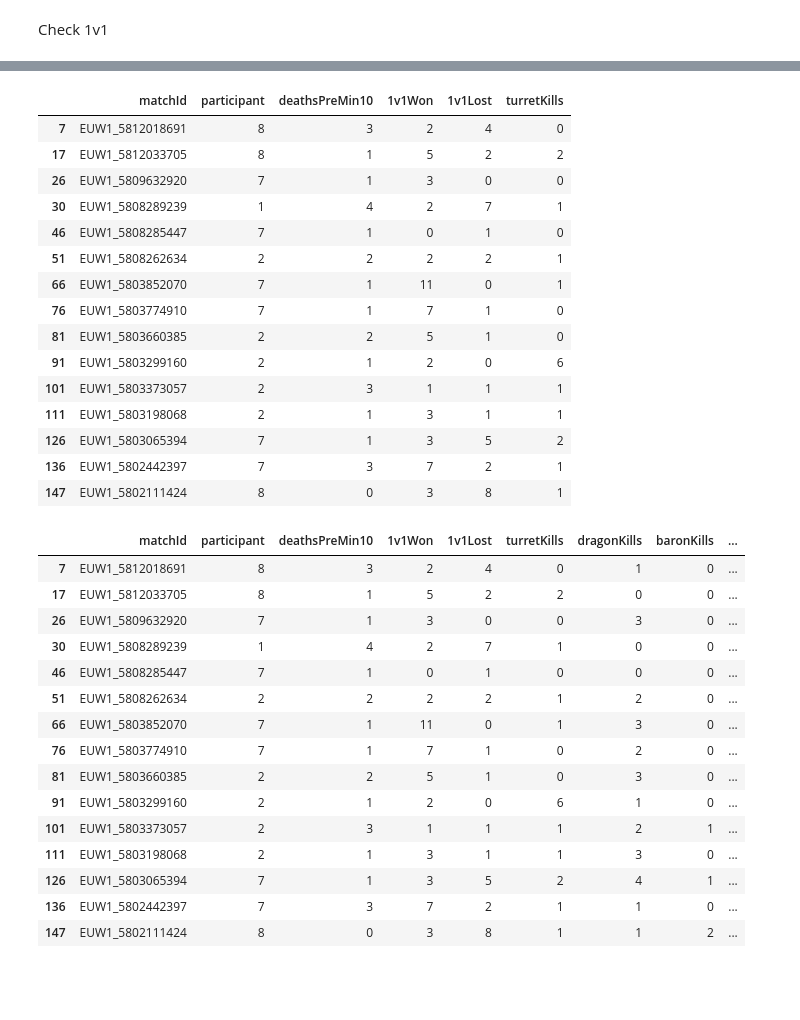
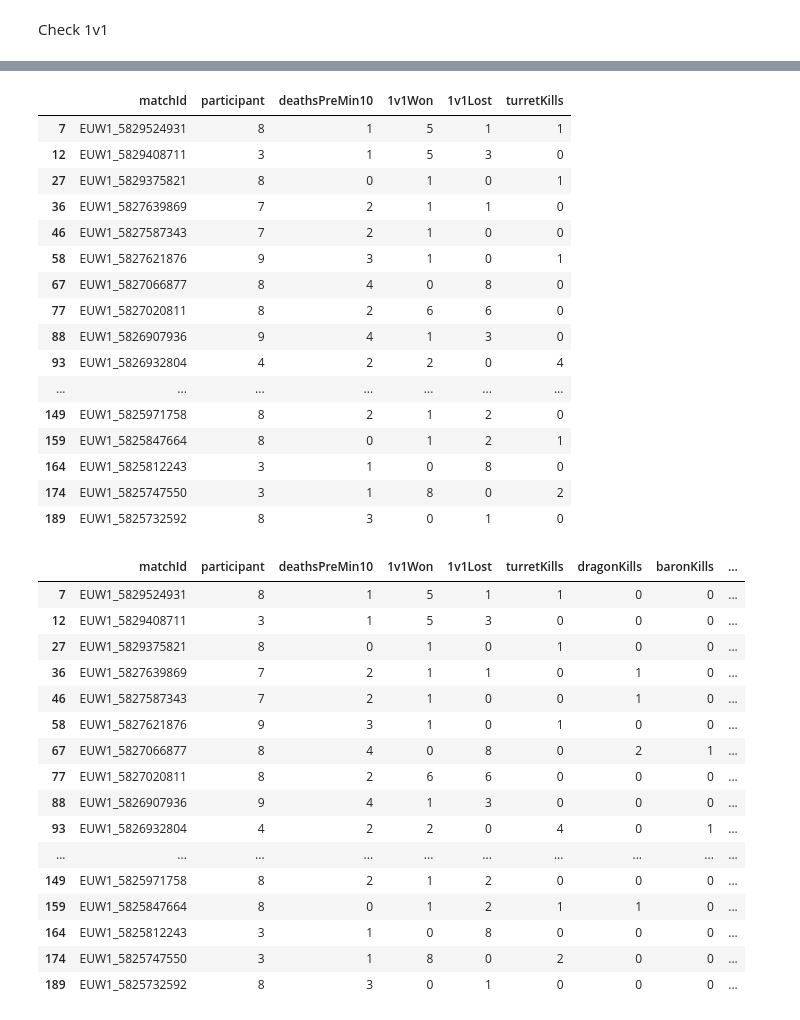
Before and after one commit to raz1x/Project_RiotAPI, a Jupyter notebook: riot.ipynb, the cells around one changed output, grey strips where cells are left out. Saved outputs shown, nothing was run; the diff lists cells and outputs as text; code cells hidden in the pictures; blank space fills up the shorter version.

```diff
--- a/riot.ipynb
+++ b/riot.ipynb
@@ -10,7 +10,7 @@ import pandas as pd
 import numpy as np
 
 # global variables
-api_key = 'RGAPI-330adb4f-c248-4289-94aa-4a032695ae97'
+api_key = 'RGAPI-c0f6b18c-8dcf-4d7f-abda-949a6534497b'
 watcher = LolWatcher(api_key)
 my_region = 'euw1'
 # %%
@@ -457,50 +459,49 @@ def countTurretKills(row, name):
     return len(kelodyEventsDf[(kelodyEventsDf["matchId"] == row["matchId"]) & (kelodyEventsDf["type"] == "BUILDING_KILL") & (kelodyEventsDf["killerName"] == name) & (kelodyEventsDf["1v1"] == False)])
 
 kelody["turretKills"] = kelody.apply(lambda row: countTurretKills(row, "Kelody"), axis=1)
-kelody
 # %% [output]
 |  | matchId | participant | deathsPreMin10 | 1v1Won | 1v1Lost | turretKills |
-| 7 | EUW1_5812018691 | 8 | 3 | 2 | 4 | 0 |
-| 17 | EUW1_5812033705 | 8 | 1 | 5 | 2 | 2 |
-| 26 | EUW1_5809632920 | 7 | 1 | 3 | 0 | 0 |
-| 30 | EUW1_5808289239 | 1 | 4 | 2 | 7 | 1 |
-| 46 | EUW1_5808285447 | 7 | 1 | 0 | 1 | 0 |
-| 51 | EUW1_5808262634 | 2 | 2 | 2 | 2 | 1 |
-| 66 | EUW1_5803852070 | 7 | 1 | 11 | 0 | 1 |
-| 76 | EUW1_5803774910 | 7 | 1 | 7 | 1 | 0 |
-| 81 | EUW1_5803660385 | 2 | 2 | 5 | 1 | 0 |
-| 91 | EUW1_5803299160 | 2 | 1 | 2 | 0 | 6 |
-| 101 | EUW1_5803373057 | 2 | 3 | 1 | 1 | 1 |
-| 111 | EUW1_5803198068 | 2 | 1 | 3 | 1 | 1 |
-| 126 | EUW1_5803065394 | 7 | 1 | 3 | 5 | 2 |
-| 136 | EUW1_5802442397 | 7 | 3 | 7 | 2 | 1 |
-| 147 | EUW1_5802111424 | 8 | 0 | 3 | 8 | 1 |
+| 7 | EUW1_5829524931 | 8 | 1 | 5 | 1 | 1 |
+| 12 | EUW1_5829408711 | 3 | 1 | 5 | 3 | 0 |
+| 27 | EUW1_5829375821 | 8 | 0 | 1 | 0 | 1 |
+| 36 | EUW1_5827639869 | 7 | 2 | 1 | 1 | 0 |
+| 46 | EUW1_5827587343 | 7 | 2 | 1 | 0 | 0 |
+| 58 | EUW1_5827621876 | 9 | 3 | 1 | 0 | 1 |
+| 67 | EUW1_5827066877 | 8 | 4 | 0 | 8 | 0 |
+| 77 | EUW1_5827020811 | 8 | 2 | 6 | 6 | 0 |
+| 88 | EUW1_5826907936 | 9 | 4 | 1 | 3 | 0 |
+| 93 | EUW1_5826932804 | 4 | 2 | 2 | 0 | 4 |
+| ... | ... | ... | ... | ... | ... | ... |
+| 149 | EUW1_5825971758 | 8 | 2 | 1 | 2 | 0 |
+| 159 | EUW1_5825847664 | 8 | 0 | 1 | 2 | 1 |
+| 164 | EUW1_5825812243 | 3 | 1 | 0 | 8 | 0 |
+| 174 | EUW1_5825747550 | 3 | 1 | 8 | 0 | 2 |
+| 189 | EUW1_5825732592 | 8 | 3 | 0 | 1 | 0 |
 # %%
 def counEliteMonsterKills(row, monsterName):
     return len(kelodyEventsDf[(kelodyEventsDf["matchId"] == row["matchId"]) & (kelodyEventsDf["type"] == "ELITE_MONSTER_KILL") & (kelodyEventsDf["monsterType"] == monsterName)])
 
 kelody["dragonKills"] = kelody.apply(lambda row: counEliteMonsterKills(row, "DRAGON"), axis=1)
 kelody["baronKills"] = kelody.apply(lambda row: counEliteMonsterKills(row, "BARON_NASHOR"), axis=1)
 kelody["heraldKills"] = kelody.apply(lambda row: counEliteMonsterKills(row, "RIFTHERALD"), axis=1)
-
-kelody
 # %% [output]
 |  | matchId | participant | deathsPreMin10 | 1v1Won | 1v1Lost | turretKills | dragonKills | baronKills | ... |
-| 7 | EUW1_5812018691 | 8 | 3 | 2 | 4 | 0 | 1 | 0 | ... |
-| 17 | EUW1_5812033705 | 8 | 1 | 5 | 2 | 2 | 0 | 0 | ... |
-| 26 | EUW1_5809632920 | 7 | 1 | 3 | 0 | 0 | 3 | 0 | ... |
-| 30 | EUW1_5808289239 | 1 | 4 | 2 | 7 | 1 | 0 | 0 | ... |
-| 46 | EUW1_5808285447 | 7 | 1 | 0 | 1 | 0 | 0 | 0 | ... |
-| 51 | EUW1_5808262634 | 2 | 2 | 2 | 2 | 1 | 2 | 0 | ... |
-| 66 | EUW1_5803852070 | 7 | 1 | 11 | 0 | 1 | 3 | 0 | ... |
-| 76 | EUW1_5803774910 | 7 | 1 | 7 | 1 | 0 | 2 | 0 | ... |
-| 81 | EUW1_5803660385 | 2 | 2 | 5 | 1 | 0 | 3 | 0 | ... |
-| 91 | EUW1_5803299160 | 2 | 1 | 2 | 0 | 6 | 1 | 0 | ... |
-| 101 | EUW1_5803373057 | 2 | 3 | 1 | 1 | 1 | 2 | 1 | ... |
-| 111 | EUW1_5803198068 | 2 | 1 | 3 | 1 | 1 | 3 | 0 | ... |
-| 126 | EUW1_5803065394 | 7 | 1 | 3 | 5 | 2 | 4 | 1 | ... |
-| 136 | EUW1_5802442397 | 7 | 3 | 7 | 2 | 1 | 1 | 0 | ... |
-| 147 | EUW1_5802111424 | 8 | 0 | 3 | 8 | 1 | 1 | 2 | ... |
+| 7 | EUW1_5829524931 | 8 | 1 | 5 | 1 | 1 | 0 | 0 | ... |
+| 12 | EUW1_5829408711 | 3 | 1 | 5 | 3 | 0 | 0 | 0 | ... |
+| 27 | EUW1_5829375821 | 8 | 0 | 1 | 0 | 1 | 0 | 0 | ... |
+| 36 | EUW1_5827639869 | 7 | 2 | 1 | 1 | 0 | 1 | 0 | ... |
+| 46 | EUW1_5827587343 | 7 | 2 | 1 | 0 | 0 | 1 | 0 | ... |
+| 58 | EUW1_5827621876 | 9 | 3 | 1 | 0 | 1 | 0 | 0 | ... |
+| 67 | EUW1_5827066877 | 8 | 4 | 0 | 8 | 0 | 2 | 1 | ... |
+| 77 | EUW1_5827020811 | 8 | 2 | 6 | 6 | 0 | 0 | 0 | ... |
+| 88 | EUW1_5826907936 | 9 | 4 | 1 | 3 | 0 | 0 | 0 | ... |
+| 93 | EUW1_5826932804 | 4 | 2 | 2 | 0 | 4 | 0 | 1 | ... |
+| ... | ... | ... | ... | ... | ... | ... | ... | ... | ... |
+| 149 | EUW1_5825971758 | 8 | 2 | 1 | 2 | 0 | 0 | 0 | ... |
+| 159 | EUW1_5825847664 | 8 | 0 | 1 | 2 | 1 | 1 | 0 | ... |
+| 164 | EUW1_5825812243 | 3 | 1 | 0 | 8 | 0 | 0 | 0 | ... |
+| 174 | EUW1_5825747550 | 3 | 1 | 8 | 0 | 2 | 0 | 0 | ... |
+| 189 | EUW1_5825732592 | 8 | 3 | 0 | 1 | 0 | 0 | 0 | ... |
 # %%
 def deathToGank(row, name):
     if row["1v1"] == False and row["type"] == "CHAMPION_KILL" and row["victimName"] == name:
```
Also changed, not shown: parts of 20 cells of this notebook.
